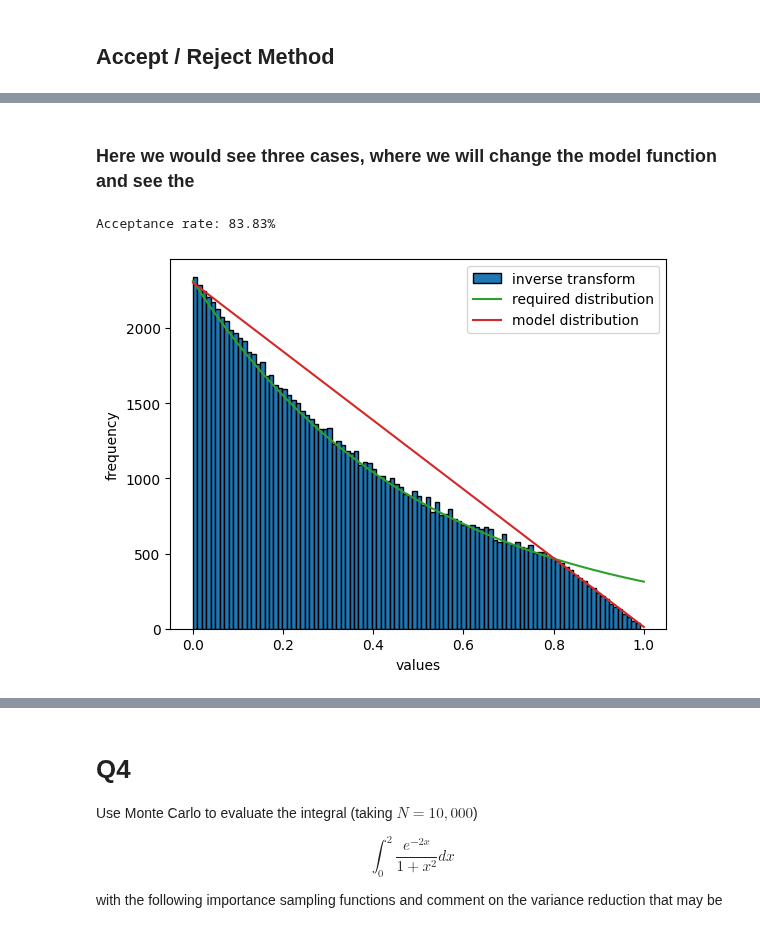
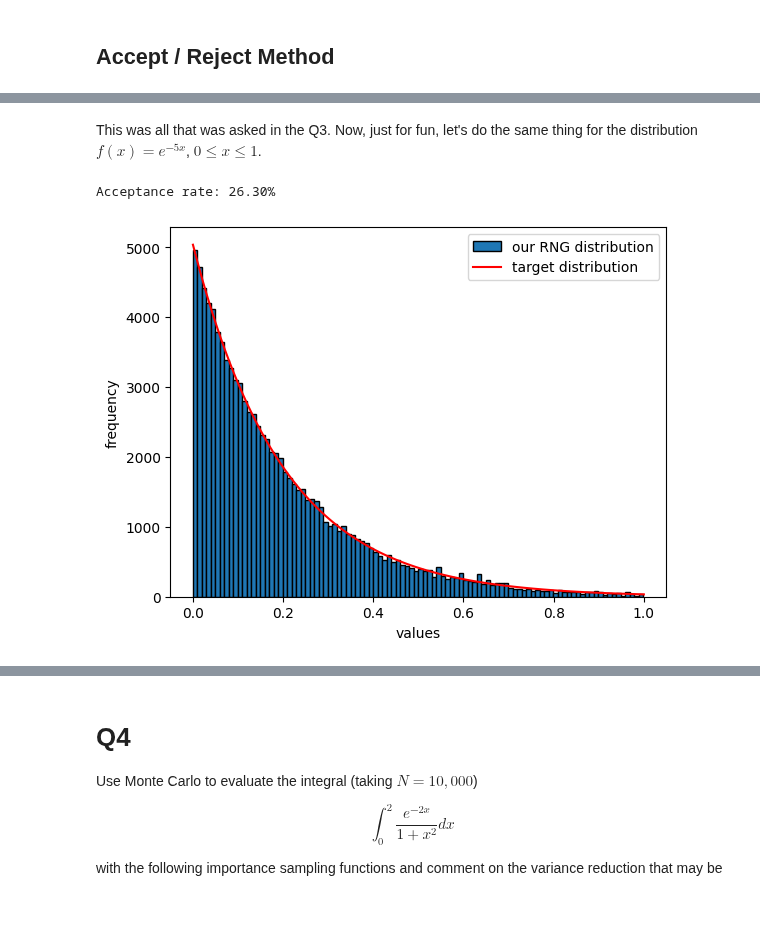
Before and after one commit to PeithonKing/adv_comp_phys, a Jupyter notebook: solns/asgt4.ipynb, the cells around one changed output, grey strips where cells are left out. Saved outputs shown, nothing was run; the diff lists cells and outputs as text; code cells hidden in the pictures.

```diff
--- a/solns/asgt4.ipynb
+++ b/solns/asgt4.ipynb
@@ -55,7 +59,7 @@ def monte_carlo_integrate(f, N, ll, ul, a, m, seed=22):
     r = Random(seed=seed, range=[ll, ul])
     s = 0
     for _ in range(N):
-        s += f(r.MLC(a=a, m=m))
+        s += f(r.uniform(a=a, m=m))
     return s / N * (ul - ll)
 # %%
 tests = np.arange(1e3, 1e5, 1e3, dtype=int)
@@ -161,6 +165,7 @@ def generate_accept_reject_rng(f, g, r, ru, limits=[0, 3], a=572, m=16381):
         g (callable): The **scaled** model distribution function.
         r (Random): The random number generator. Which returns a random number from the model distribution (g).
         ru (Random): The random number generator. Which returns a random number from the uniform distribution.
+        # m (int|float, optional): The scaling factor for the model distribution. Defaults to 1.
         limits (list, optional): The limits of the distribution. Defaults to [0, 3].
         a, m (int, optional): Parameters for the random number generator. Defaults to 572, 16381.
 
@@ -169,20 +174,9 @@ def generate_accept_reject_rng(f, g, r, ru, limits=[0, 3], a=572, m=16381):
     """
     rejections = 0
     while True:
-        u = r.MLC(a=a, m=m)
-        p = ru.MLC(a=a, m=m)
-        if p < (f(u) / g(u)):
+        u = r.invTransform(a=a, m=m)
+        p = ru.uniform(a=a, m=m)
+        if p < f(u) / g(u):
             return u, rejections
         rejections += 1
-# %%
-class RandomDist(Random):
-    def __init__(self, seed: float = 0.1, f_inv: callable = lambda x: x, range=[0, 3]):
-        super().__init__(seed)
-        self.transform = f_inv
-        self.range = range
-    def MLC(self, a=572, m=16381):
-        while True:
-            u = self.transform(Random.MLC(self, a=a, m=m))
-            if u >= self.range[0] and u <= self.range[1]:
-                return u
 # %%
@@ -217,46 +220,40 @@ plt.plot(x, g_x, "tab:red", label="model distribution")
-# %% [markdown]
-### Here we would see three cases, where we will change the model function and see the
+# %% [markdown]
+This was all that was asked in the Q3. Now, just for fun, let's do the same thing for the distribution $f(x) = e^{-5x}$, $0 \leq x \leq 1$.
 # %%
 N = int(1e5)
 bins = 100
 till = 1
 
-g = lambda x: 1-x  # model distribution
-g_inv = lambda y: 1-(y)**0.5  # make sure this is the inverse of g
-# check_inverse(g, g_inv)
-f = lambda x: np.exp(-2*x)  # required distribution
+m = 0.5
+f = lambda x: np.exp(-5*x)
+q = lambda x: m*(2-x)
+q_inv = lambda x: 2 - np.sqrt(4-2*x/m)  # inverse of cum(q)
+r = RandomDist(seed=22, f_inv=q_inv, range=[0, till])
+ru = Random(seed=22, range=[0, 1])
 
-r = RandomDist(seed=22, f_inv=g_inv, range=[0, till])  # model distribution RN generator
-ru = Random(seed=21.9)  # uniform RN generator
 distribution = []
-rejections = []
+rejections = 0
 
 for _ in trange(N):
-    u, rejection = generate_accept_reject_rng(
-        f = f,
-        g = g,
-        r = r,
-        ru = ru,
-        limits=[0, till],
-    )
+    u, rej = generate_accept_reject_rng(f=f, g=q, r=r, ru=ru, limits=[0, till])
     distribution.append(u)
-    rejections.append(rejection)
+    rejections += rej
 
-a = plt.hist(distribution, bins=bins, color="tab:blue", edgecolor="k", label="inverse transform")
+# plot the histogram
+plt.hist(distribution, bins=bins, color="tab:blue", edgecolor="k", label="our RNG distribution")
 plt.xlabel("values")
 plt.ylabel("frequency")
 
-# plot the model and target distributions
+# plot the true distribution
 x = np.linspace(0, till, 100)
 # normalize the true distribution to the histogram
 norm = N * midpoint_rule(f, 0, till/bins) / midpoint_rule(f, 0, till)
 f_x = f(x-till/(bins*2)) * norm
-g_x = g(x-till/(bins*2)) * norm
-plt.plot(x, f_x, "tab:green", label="required distribution")
-plt.plot(x, g_x, "tab:red", label="model distribution")
+plt.plot(x, f_x, "r", label="target distribution")
 
 plt.legend()
-print(f"Acceptance rate: {100/(np.mean(rejections)+1):.2f}%")
+
+print(f"Acceptance rate: {N/(rejections+N):.2%}")
 # %% [output]
-Acceptance rate: 83.83%
+Acceptance rate: 26.30%
-[figure, old version]
+[figure, new version]
```
Also changed, not shown: parts of 24 cells of this notebook.
